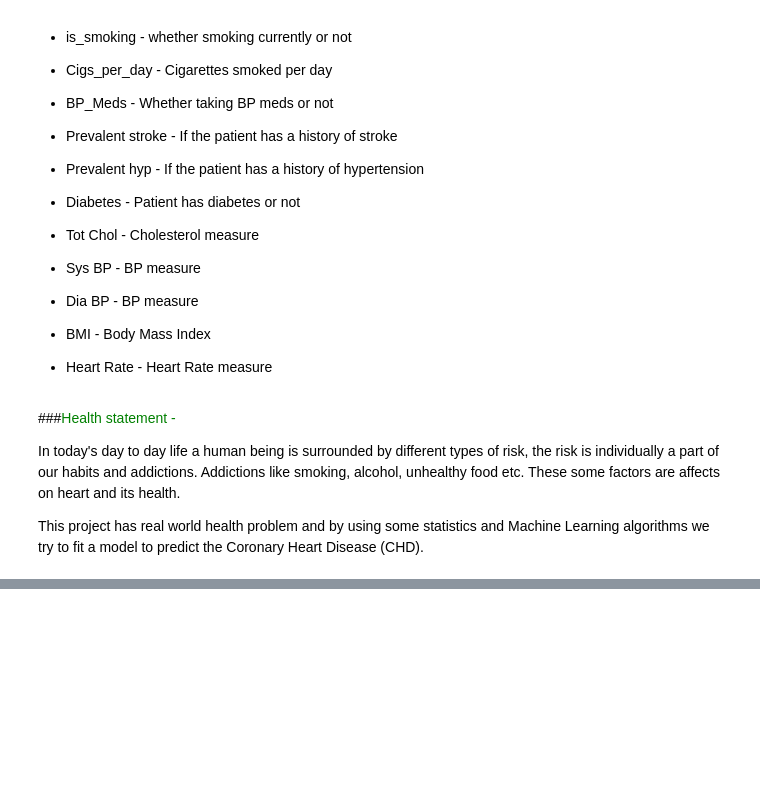
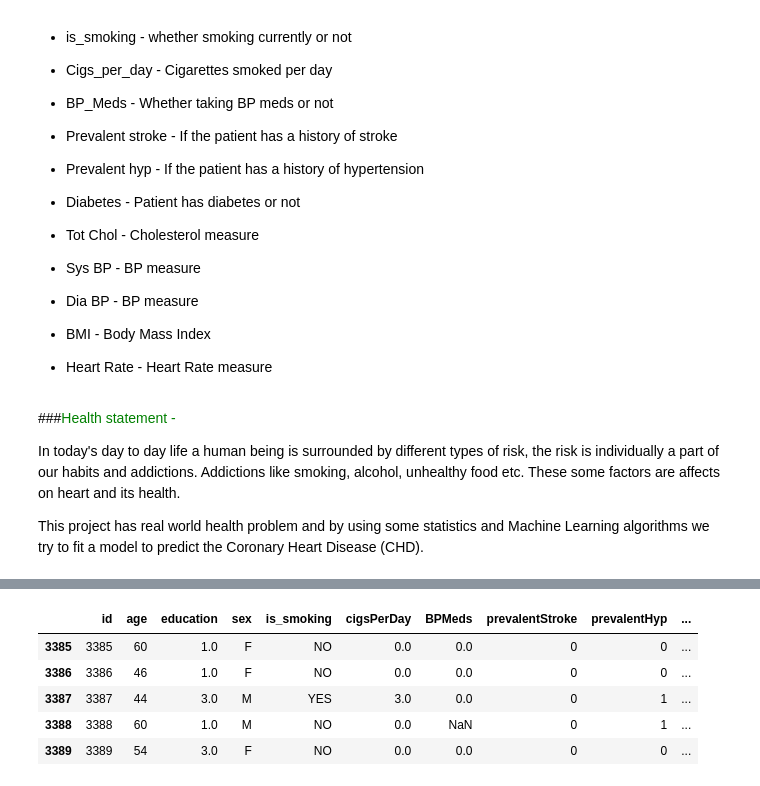
Before and after one commit to Shambhurajdesai/Capstone-3---Cardio-Vascular-Risk--Classification, a Jupyter notebook: Cardio_Vascular_Risk_Capstone_3.ipynb, the cells around one changed output, grey strips where cells are left out. Drawn from its saved outputs; the diff is of its cells as text; code cells hidden in the pictures; blank space fills up the shorter version.

```diff
--- a/Cardio_Vascular_Risk_Capstone_3.ipynb
+++ b/Cardio_Vascular_Risk_Capstone_3.ipynb
@@ -52,0 +111,10 @@ This project has real world health problem and by using some statistics and Mach
+# %%
+#bottom 5 rows of the data set
+df.tail(5)
+# %% [output]
+|  | id | age | education | sex | is_smoking | cigsPerDay | BPMeds | prevalentStroke | prevalentHyp | ... |
+| 3385 | 3385 | 60 | 1.0 | F | NO | 0.0 | 0.0 | 0 | 0 | ... |
+| 3386 | 3386 | 46 | 1.0 | F | NO | 0.0 | 0.0 | 0 | 0 | ... |
+| 3387 | 3387 | 44 | 3.0 | M | YES | 3.0 | 0.0 | 0 | 1 | ... |
+| 3388 | 3388 | 60 | 1.0 | M | NO | 0.0 | NaN | 0 | 1 | ... |
+| 3389 | 3389 | 54 | 3.0 | F | NO | 0.0 | 0.0 | 0 | 0 | ... |
```
Also changed, not shown: parts of 10 cells of this notebook.
